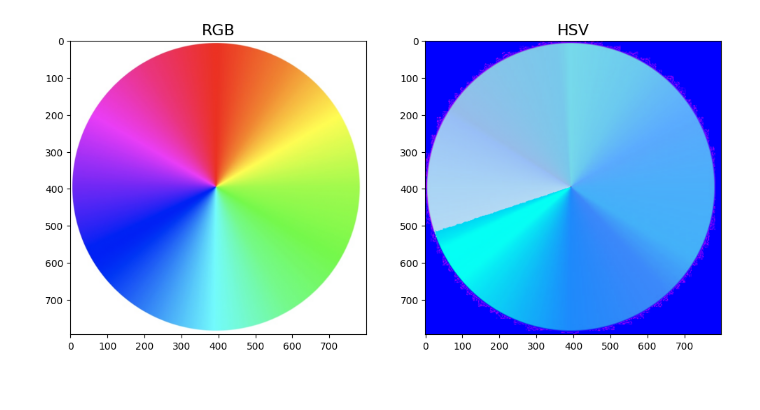
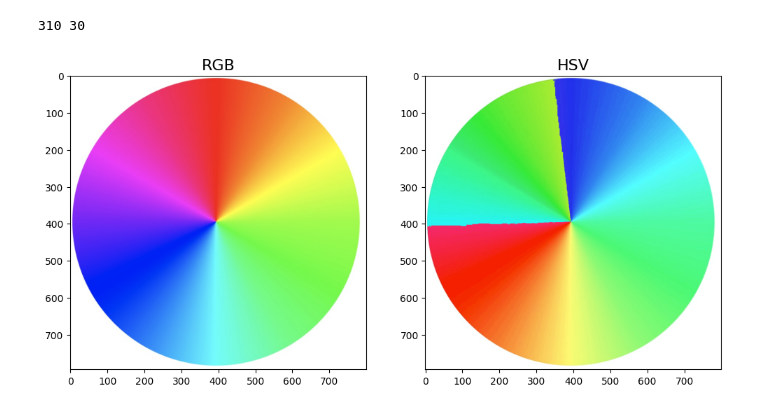
Before and after one commit to staubjoao/processamento_digital_imagens, a Jupyter notebook: trabalho01/main.ipynb, the cells around one changed output. Cells and saved outputs as stored; diff of their text form; code cells hidden in the pictures.

```diff
--- a/trabalho01/main.ipynb
+++ b/trabalho01/main.ipynb
@@ -17,32 +4,0 @@ print(np.argmax(img[0][0], axis=0))
-# %%
-def rgb_to_hsv(rgb):
-    r, g, b = rgb[0], rgb[1], rgb[2]
-    cmax = max(r, g, b)
-    cmin = min(r, g, b)
-
-    v = cmax
-
-    if v != 0:
-        s = v - cmin
-    else:
-        s = 0
-
-    h = 0
-    if v == r:
-        h = 60 * (g - b)/(v - cmin)
-    if v == g:
-        h = 120 + 60 * (b - r)/(v - cmin)
-    if v == b:
-        h = 240 + 60 * (r - g)/(v - cmin)
-
-
-    return h, s, v
-
-pixels = np.array(img)
-
-# Converter os pixels de RGB para HSV
-imagem_hsv = np.zeros_like(pixels, dtype=np.float32)
-for i in range(pixels.shape[0]):
-    for j in range(pixels.shape[1]):
-        aux = rgb_to_hsv(pixels[i, j])
-        imagem_hsv[i, j] = aux
@@ -102,11 +44,18 @@ Clipping input data to the valid range for imshow with RGB data ([0..1] for floa
 # %%
+img = cv2.imread("circulo_cromatico.jpeg")
+img_rgb = cv2.cvtColor(img, cv2.COLOR_BGR2RGB)
+
+teste_rgb = tranforma_img(img, 350, 40)
+
+# Salvar a imagem convertida em HSV
 plt.figure(figsize = ((12, 6)))
 plt.subplot(1, 2, 1)
 plt.title("RGB", fontsize = 16)
-plt.imshow(img)
+plt.imshow(img_rgb)
 plt.subplot(1, 2, 2)
-plt.imshow(hsv_img)
+plt.imshow(teste_rgb)
 plt.title("HSV", fontsize = 16)
 plt.show()
 # %% [output]
+310 30
-[figure, old version]
+[figure, new version]
```
Also changed, not shown: parts of 5 cells of this notebook, 1 other file.
